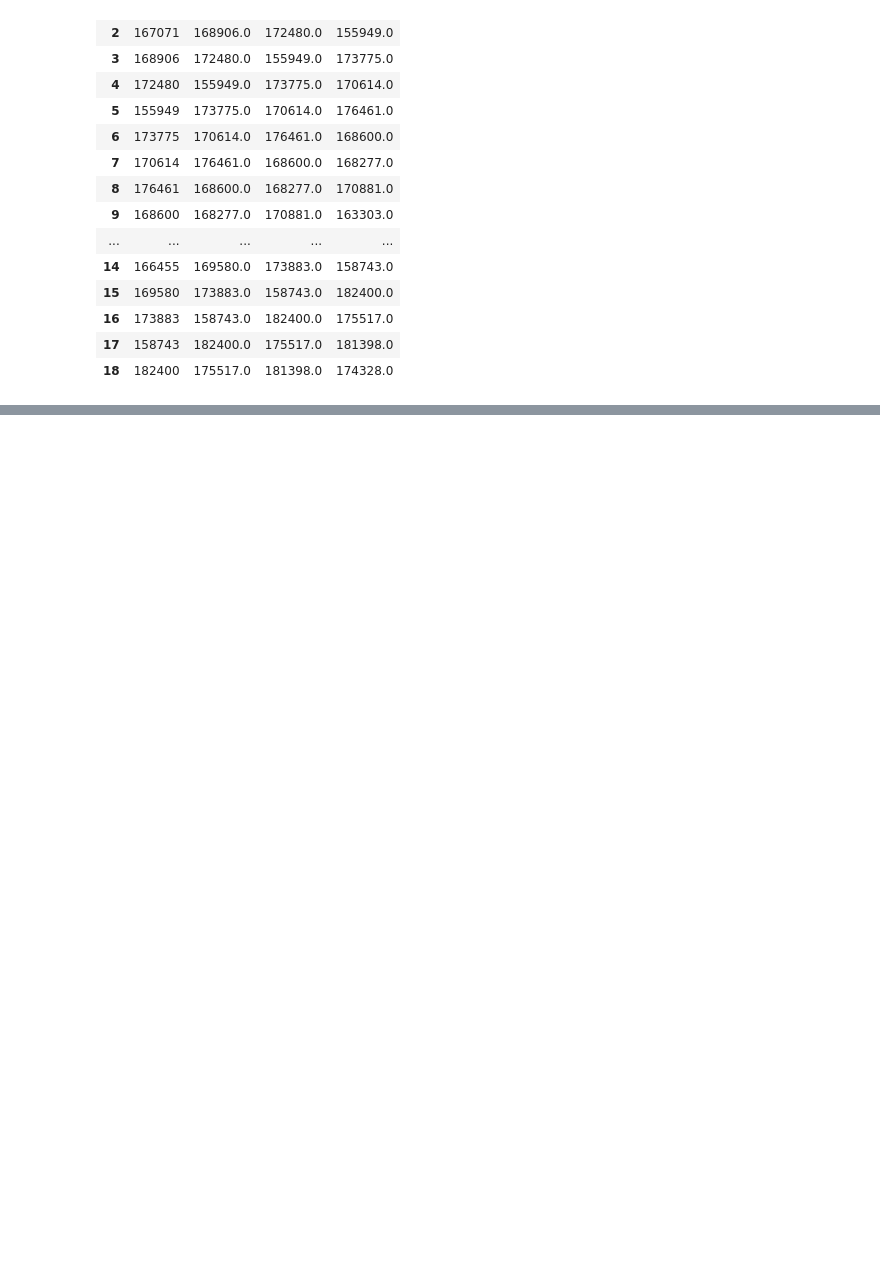
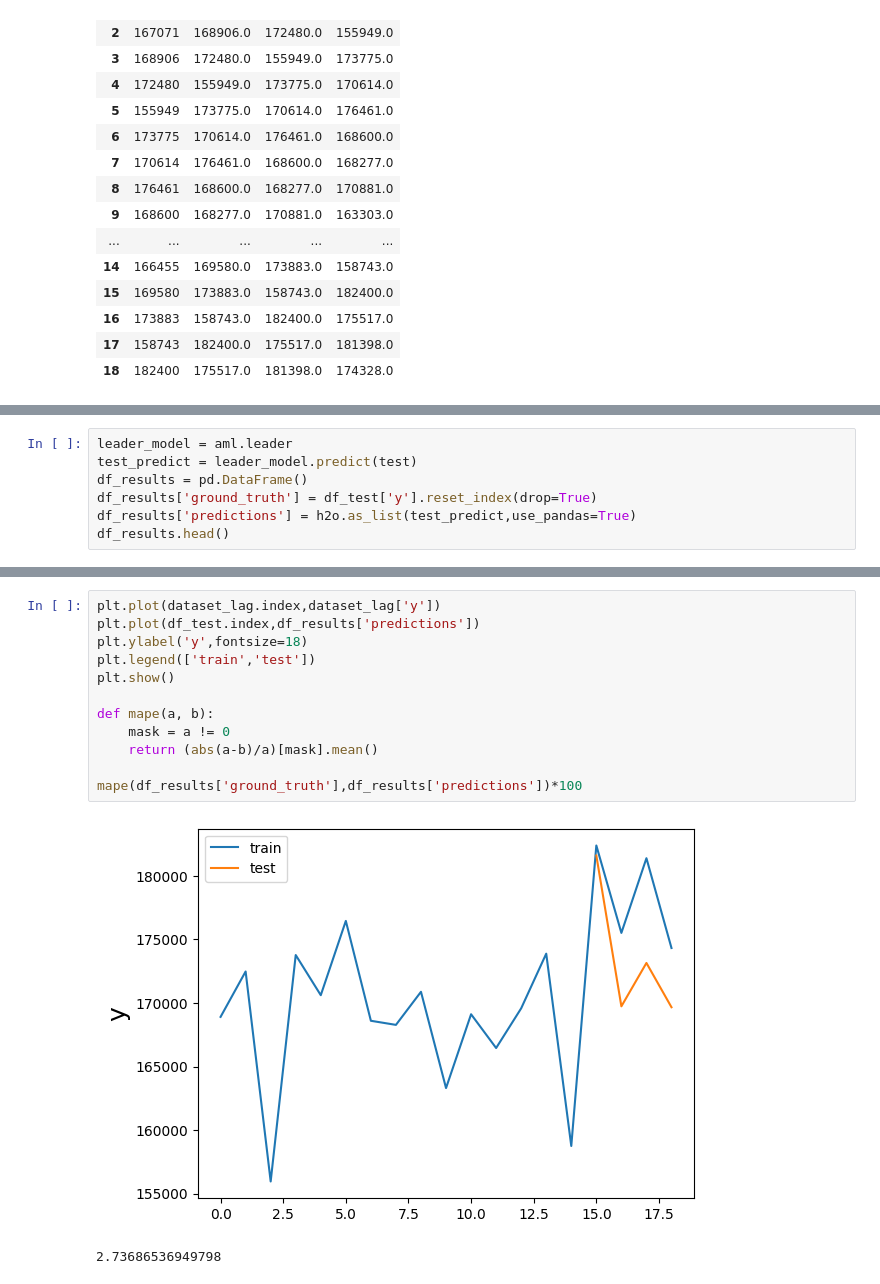
Before and after one commit to siritoei/mwa_consumption, a Jupyter notebook: data_cleansing.ipynb, the cells around one changed output, grey strips where cells are left out. Cells and saved outputs as stored; diff of their text form; blank space fills up the shorter version.

```diff
--- a/data_cleansing.ipynb
+++ b/data_cleansing.ipynb
@@ -104,0 +146,7 @@ dataset_lag
+# %%
+leader_model = aml.leader
+test_predict = leader_model.predict(test)
+df_results = pd.DataFrame()
+df_results['ground_truth'] = df_test['y'].reset_index(drop=True)
+df_results['predictions'] = h2o.as_list(test_predict,use_pandas=True)
+df_results.head()
@@ -104,0 +160,15 @@ dataset_lag
+# %%
+plt.plot(dataset_lag.index,dataset_lag['y'])
+plt.plot(df_test.index,df_results['predictions'])
+plt.ylabel('y',fontsize=18)
+plt.legend(['train','test'])
+plt.show()
+
+def mape(a, b):
+    mask = a != 0
+    return (abs(a-b)/a)[mask].mean()
+
+mape(df_results['ground_truth'],df_results['predictions'])*100
+# %% [output]
+[figure, added]
+2.73686536949798
```
Also changed, not shown: parts of 5 cells of this notebook, 1 other file.
